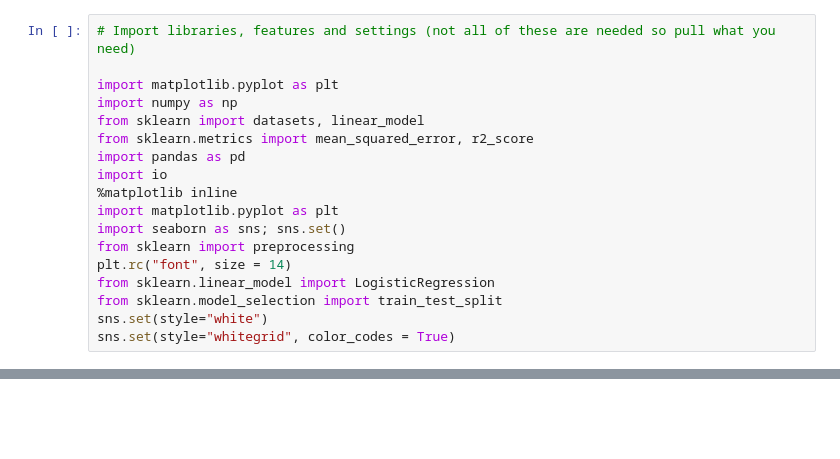
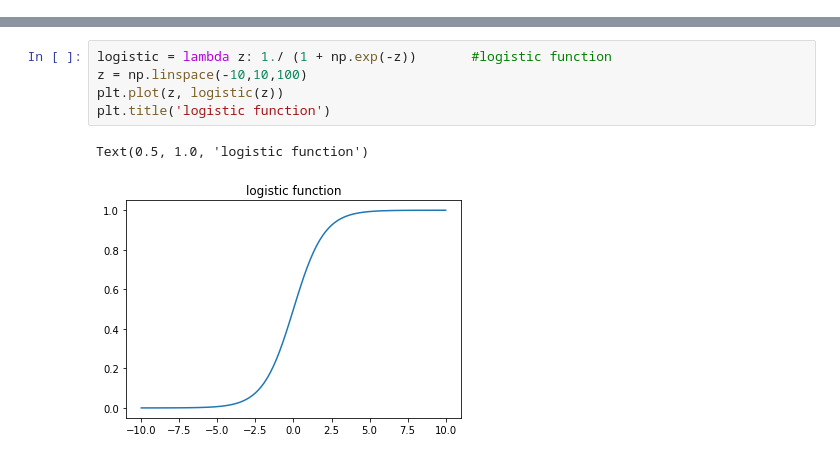
Before and after one commit to Tejasree235/Tejasree, a Jupyter notebook: LogisticRegression.ipynb, the cells around one changed output, grey strips where cells are left out. Drawn from its saved outputs; the diff is of its cells as text; blank space fills up the shorter version.

```diff
--- a/LogisticRegression.ipynb
+++ b/LogisticRegression.ipynb
@@ -34,18 +0,0 @@ https://github.com/fivethirtyeight/data/blob/master/candy-power-ranking/candy-da
-# %%
-# Import libraries, features and settings (not all of these are needed so pull what you need)
-
-import matplotlib.pyplot as plt
-import numpy as np
-from sklearn import datasets, linear_model
-from sklearn.metrics import mean_squared_error, r2_score
-import pandas as pd
-import io
-%matplotlib inline
-import matplotlib.pyplot as plt
-import seaborn as sns; sns.set()
-from sklearn import preprocessing
-plt.rc("font", size = 14)
-from sklearn.linear_model import LogisticRegression
-from sklearn.model_selection import train_test_split
-sns.set(style="white")
-sns.set(style="whitegrid", color_codes = True)
@@ -225,0 +15,8 @@ plt.show()
+# %%
+logistic = lambda z: 1./ (1 + np.exp(-z))       #logistic function
+z = np.linspace(-10,10,100)
+plt.plot(z, logistic(z))
+plt.title('logistic function')
+# %% [output]
+Text(0.5, 1.0, 'logistic function')
+[figure, added]
```
Also changed, not shown: parts of 44 cells of this notebook.
